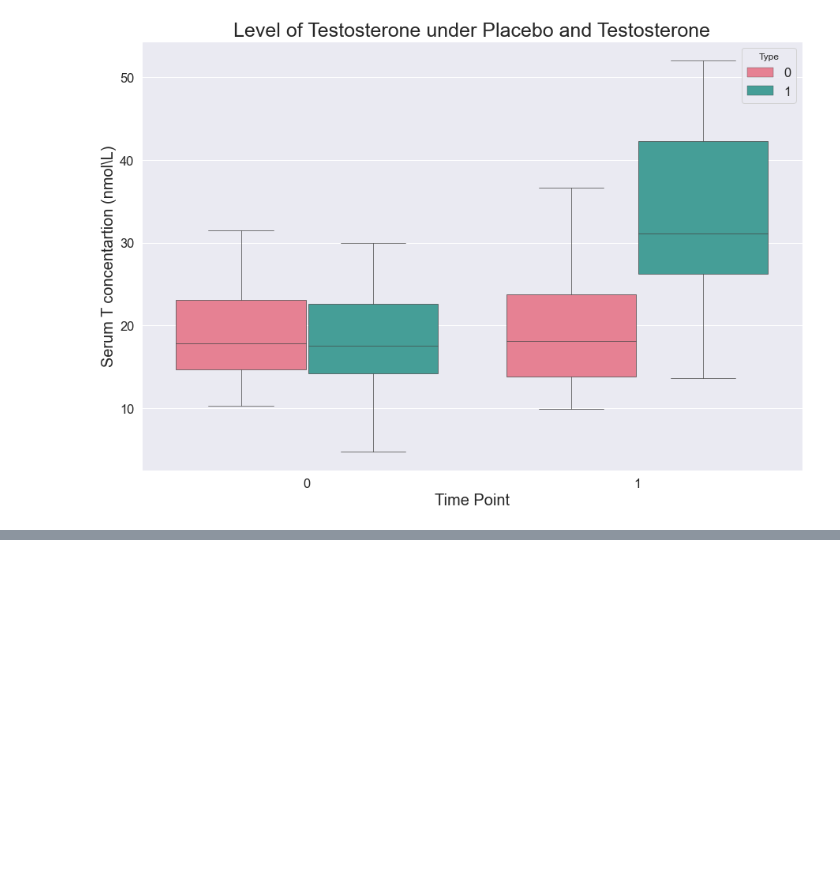
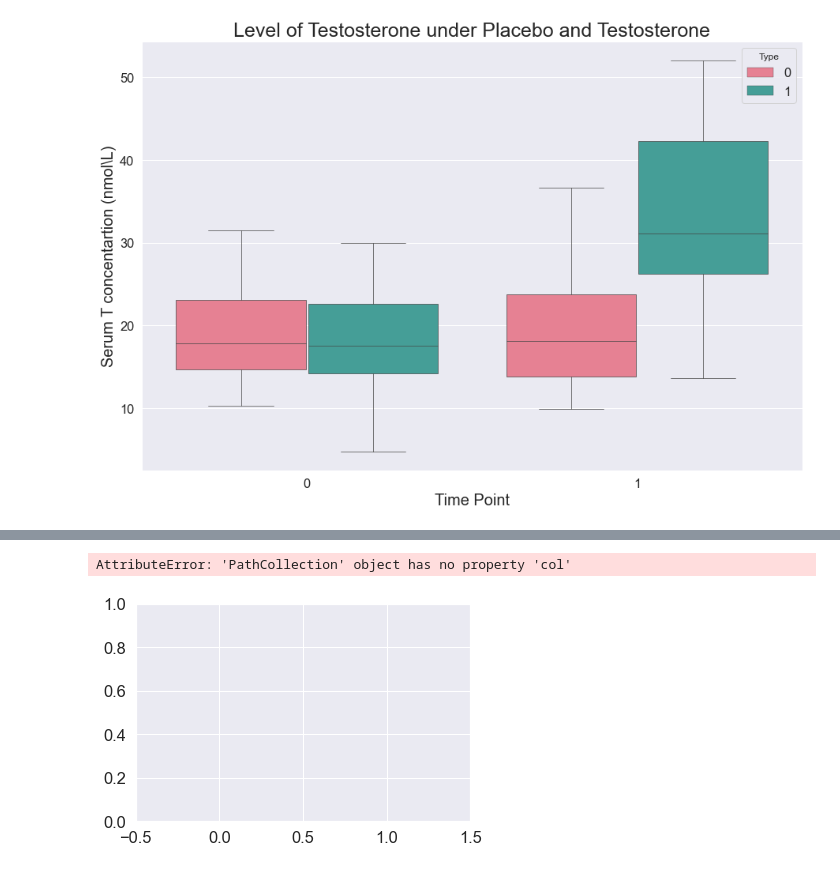
Before and after one commit to iknyazeva/MovieEmotions, a Jupyter notebook: hormone_plot_v.1.ipynb, the cells around one changed output, grey strips where cells are left out. Drawn from its saved outputs; the diff is of its cells as text; code cells hidden in the pictures; blank space fills up the shorter version.

```diff
--- a/hormone_plot_v.1.ipynb
+++ b/hormone_plot_v.1.ipynb
@@ -154,0 +168,6 @@ AttributeError: 'PathCollection' object has no property 'col'
+# %%
+ax = sns.swarmplot(x="Time", y="Cortisol", hue="Type",col="Type",data=df)
+g = g.map(sns.swarmplot, 'sex', 'age')
+# %% [output]
+AttributeError: 'PathCollection' object has no property 'col'
+[figure, added]
```
Also changed, not shown: parts of 5 cells of this notebook.
